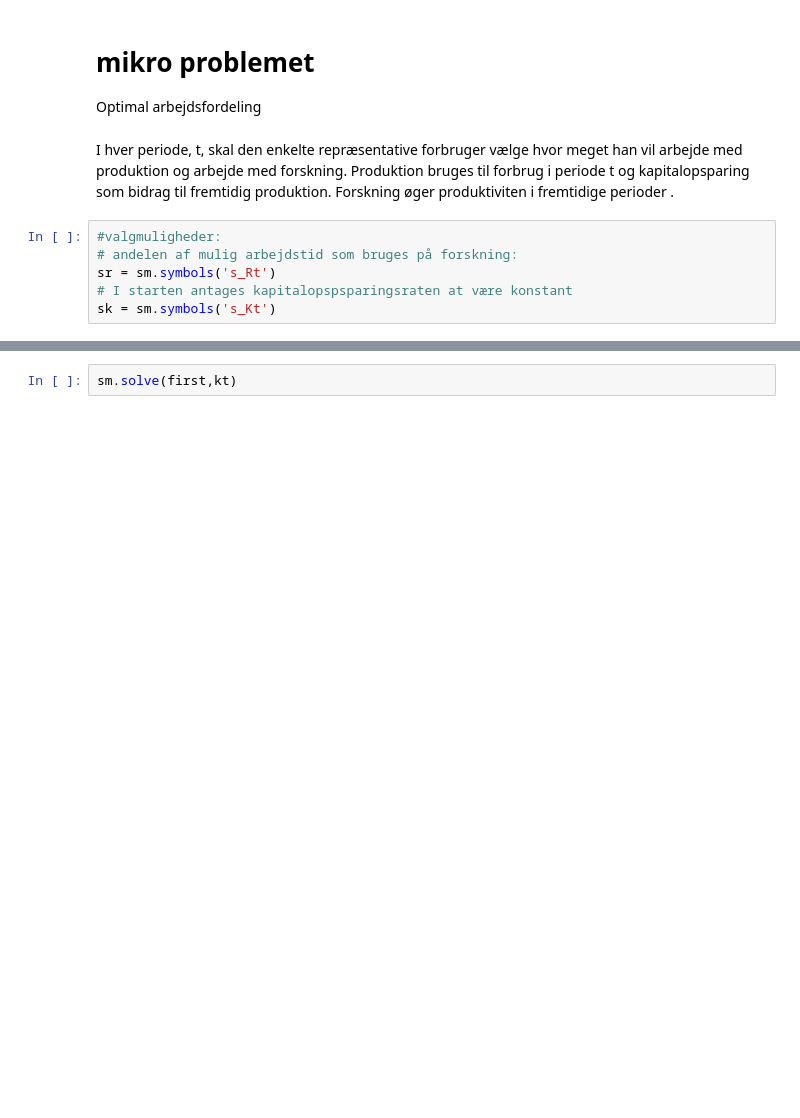
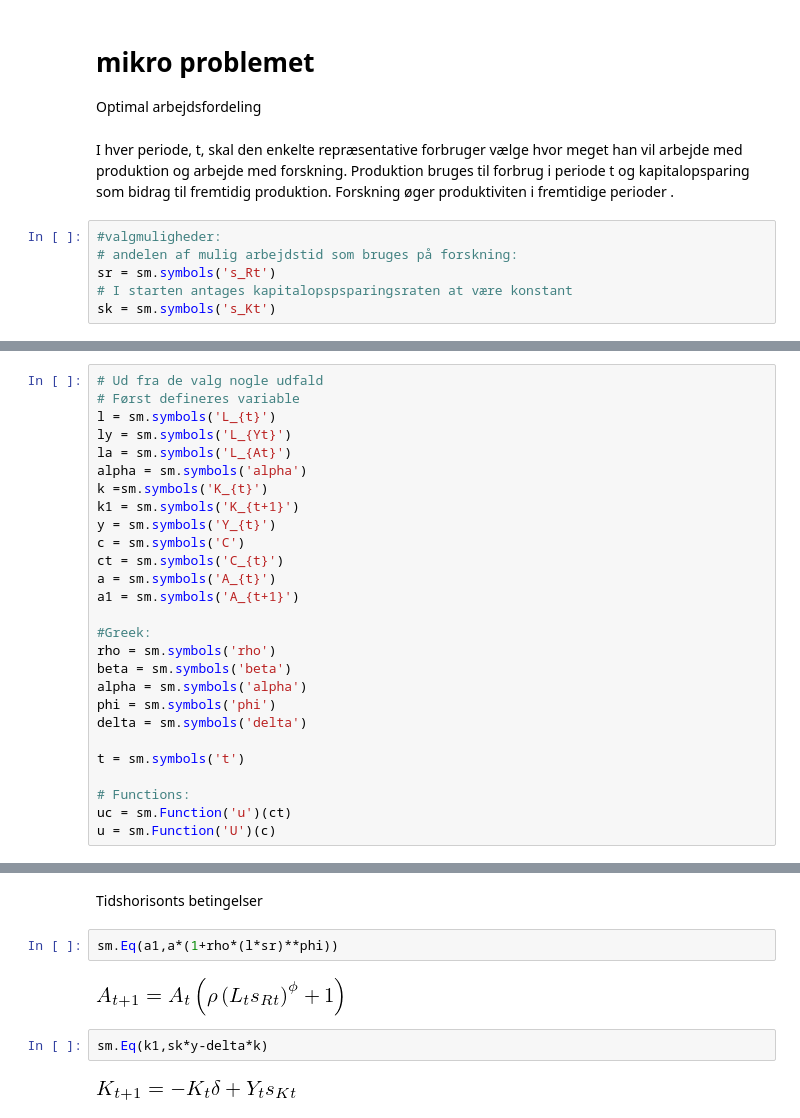
Before and after one commit to NumEconCopenhagen/projects-2019-unity, a Jupyter notebook: modelproject/modelproject/Rod/Solow_RD.ipynb, the cells around one changed output, grey strips where cells are left out. Drawn from its saved outputs; the diff is of its cells as text; blank space fills up the shorter version.

```diff
--- a/modelproject/modelproject/Rod/Solow_RD.ipynb
+++ b/modelproject/modelproject/Rod/Solow_RD.ipynb
@@ -31,0 +19,27 @@ uc = sm.Function('u')(ct)
+# %%
+# Ud fra de valg nogle udfald
+# Først defineres variable
+l = sm.symbols('L_{t}')
+ly = sm.symbols('L_{Yt}')
+la = sm.symbols('L_{At}')
+alpha = sm.symbols('alpha')
+k =sm.symbols('K_{t}')
+k1 = sm.symbols('K_{t+1}')
+y = sm.symbols('Y_{t}')
+c = sm.symbols('C')
+ct = sm.symbols('C_{t}')
+a = sm.symbols('A_{t}')
+a1 = sm.symbols('A_{t+1}')
+
+#Greek:
+rho = sm.symbols('rho')
+beta = sm.symbols('beta')
+alpha = sm.symbols('alpha')
+phi = sm.symbols('phi')
+delta = sm.symbols('delta')
+
+t = sm.symbols('t')
+
+# Functions:
+uc = sm.Function('u')(ct)
+u = sm.Function('U')(c)
@@ -61,2 +66,10 @@ first = sm.Eq(y,kt**alpha*(at*lyt)**(1-alpha))
-# %%
-sm.solve(first,kt)
+# %% [markdown]
+Tidshorisonts betingelser
+# %%
+sm.Eq(a1,a*(1+rho*(l*sr)**phi))
+# %% [output]
+[figure, added]
+# %%
+sm.Eq(k1,sk*y-delta*k)
+# %% [output]
+[figure, added]
```
Also changed, not shown: parts of 30 cells of this notebook.
